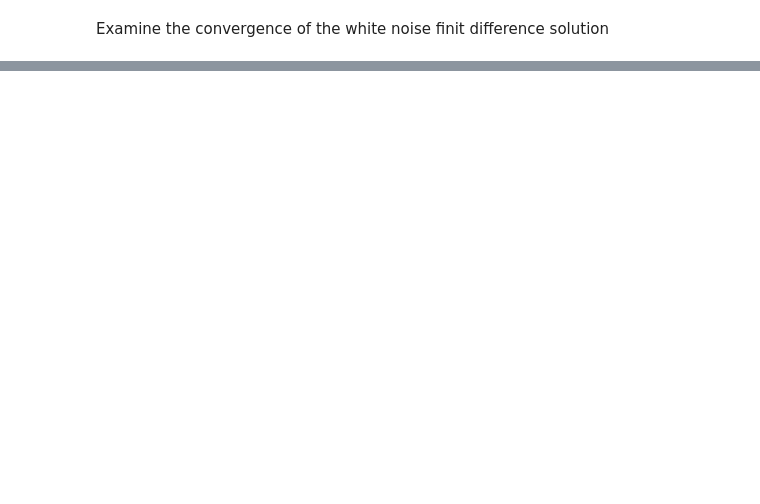
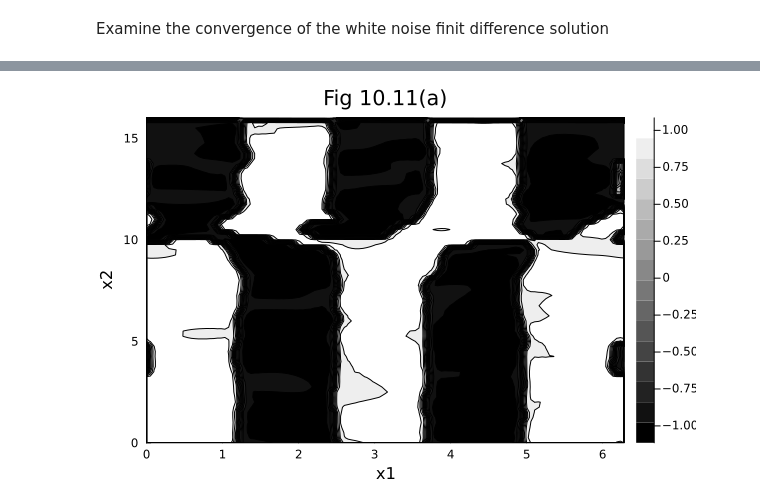
Before and after one commit to jaime-varela/stochastic_pdes, a Jupyter notebook: spde_solver_usage.ipynb, the cells around one changed output, grey strips where cells are left out. Cells and saved outputs as stored; diff of their text form; code cells hidden in the pictures; blank space fills up the shorter version.

```diff
--- a/spde_solver_usage.ipynb
+++ b/spde_solver_usage.ipynb
@@ -56,0 +84,29 @@ Suggestion: check for spelling errors or missing imports.
+# %%
+
+
+
+function fAC(u)
+    return u - u.^3
+end
+
+
+# Parameters
+T = 10; N = Int(1e3); a = [2*pi, 16]; J = [128, 64]
+alpha = 0.1; epsilon = 1e-3; sigma = 0.1; M = 2; kappa = 1
+
+x = range(0, a[1], length=J[1]+1)
+y = range(0, a[2], length=J[2]+1)
+xx, yy = [repeat(x, 1, length(y)), repeat(y', length(x), 1)]
+u0 = sin.(xx .* 8 ./ pi) .* cos.(pi^2 .* yy ./ 64)
+
+# Run simulation
+t, u, ut = spde_twod_Gal(u0, T, a, N, kappa, J, epsilon,
+                         fAC, u -> sigma, alpha, M)
+
+using Plots
+contourf(x, y, ut[:, :, end]', fill=true,color=:bone)
+xlabel!("x1")
+ylabel!("x2")
+title!("Fig 10.11(a)")
+# %% [output]
+[figure, added]
```
Also changed, not shown: parts of 7 cells of this notebook, 1 other file.
